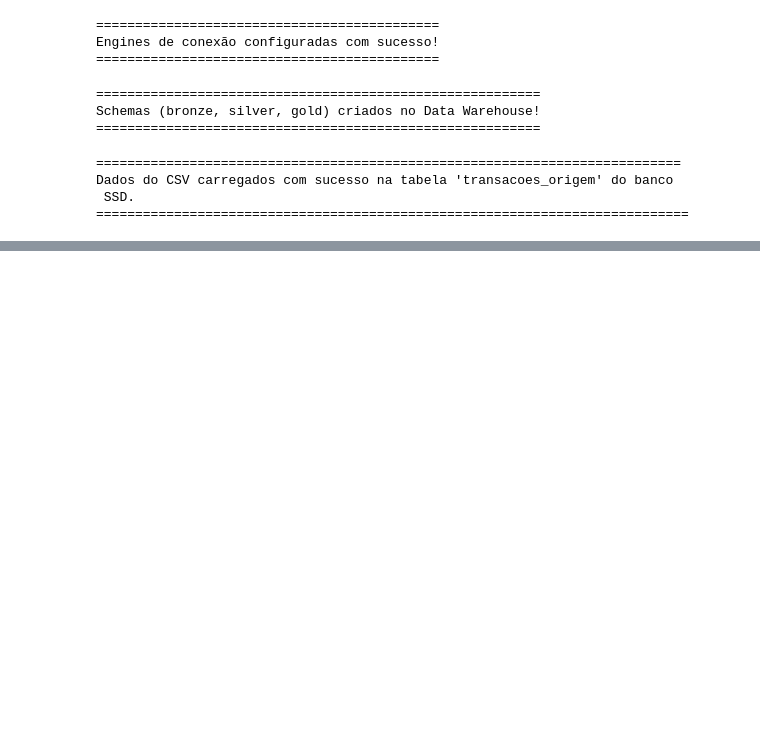
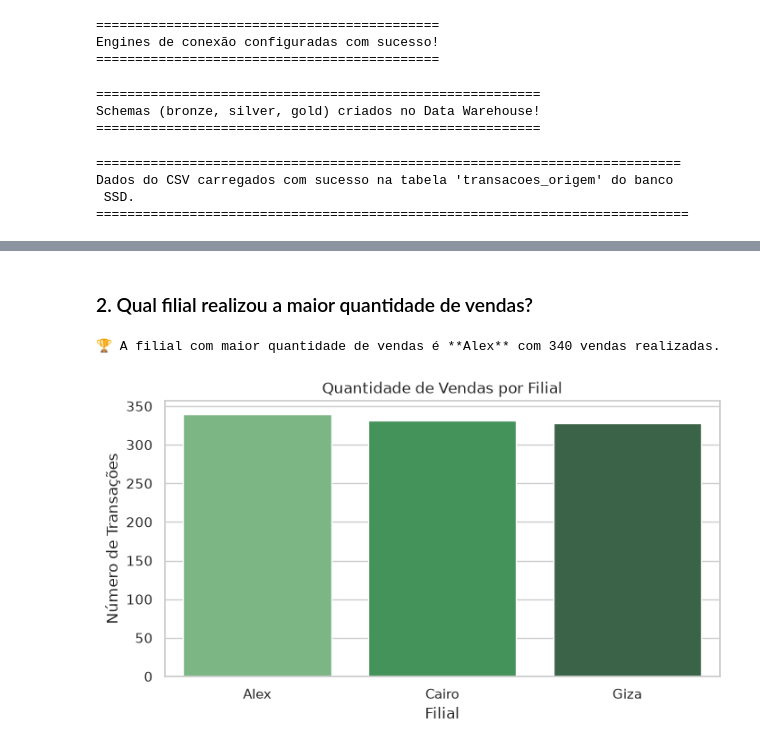
Before and after one commit to Fernandohb55/Projeto_avaliativo_modulo_1, a Jupyter notebook: projeto.ipynb, the cells around one changed output, grey strips where cells are left out. Cells and saved outputs as stored; diff of their text form; code cells hidden in the pictures; blank space fills up the shorter version.

```diff
--- a/projeto.ipynb
+++ b/projeto.ipynb
@@ -152,0 +606,22 @@ Dados movidos da origem para a camada Bronze (ssd_dw) com sucesso!
+# %% [markdown]
+### 2. Qual filial realizou a maior quantidade de vendas?
+# %%
+
+qtd_filial = df_fato.groupby("Filial")["id_venda"].count().reset_index()
+filial_qtd_top = qtd_filial.loc[qtd_filial["id_venda"].idxmax()]
+
+print(
+    f"🏆 A filial com maior quantidade de vendas é **{filial_qtd_top['Filial']}**"
+    f" com {filial_qtd_top['id_venda']} vendas realizadas."
+)
+
+plt.figure(figsize=(8, 4))
+sns.barplot(
+    data=qtd_filial, x="Filial", y="id_venda", palette="Greens_d", hue="Filial", legend=False
+)
+plt.title("Quantidade de Vendas por Filial")
+plt.ylabel("Número de Transações")
+plt.show()
+# %% [output]
+🏆 A filial com maior quantidade de vendas é **Alex** com 340 vendas realizadas.
+[figure, added]
```
Also changed, not shown: parts of 27 cells of this notebook, 1 other file.
